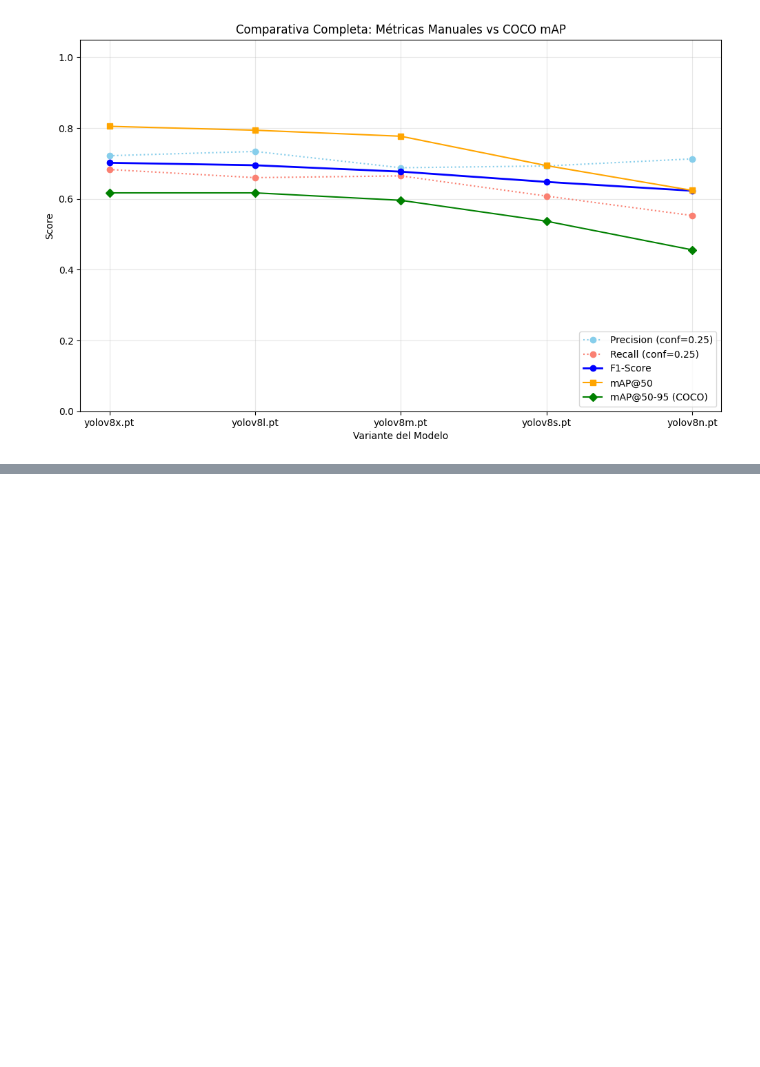
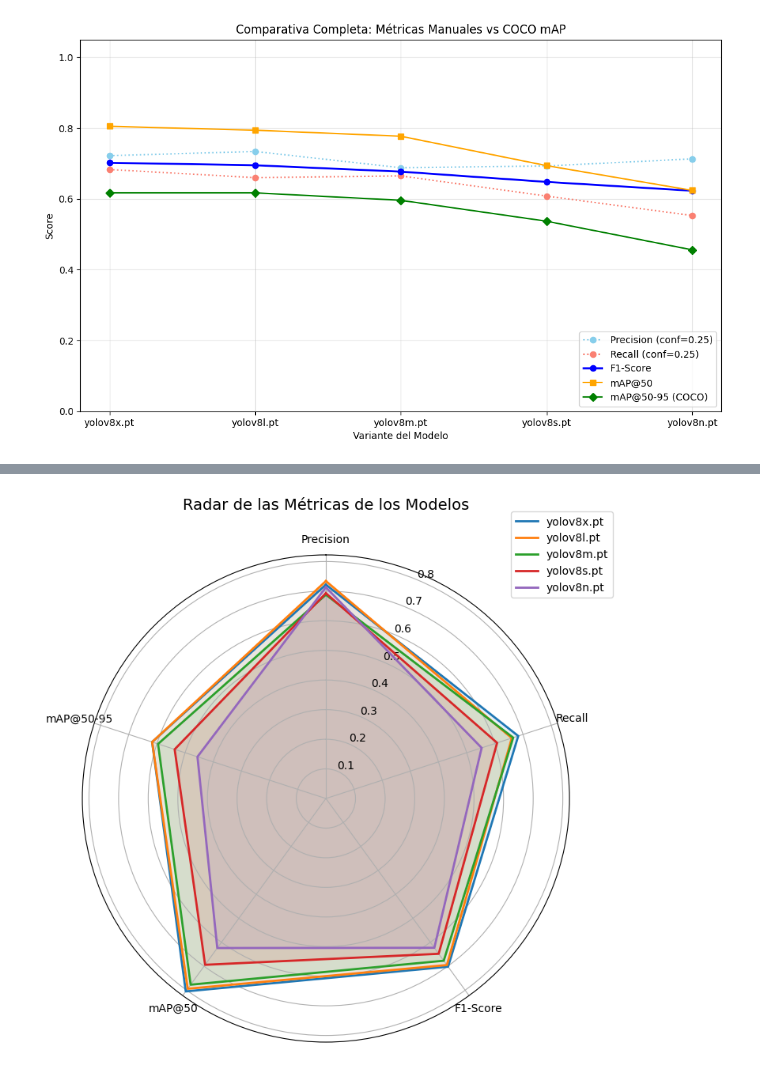
Before and after one commit to carlosgg0/practicas-aprendizaje, a Jupyter notebook: profundo/results.ipynb, the cells around one changed output, grey strips where cells are left out. Cells and saved outputs as stored; diff of their text form; code cells hidden in the pictures; blank space fills up the shorter version.

```diff
--- a/profundo/results.ipynb
+++ b/profundo/results.ipynb
@@ -66,0 +78,27 @@ plt.show()
+# %%
+# Gráfico de radar
+labels = df_metrics.columns[1:-1]  # Excluir 'Modelo' y 'Avg Inference Time (s)'
+num_vars = len(labels)
+angles = np.linspace(0, 2 * np.pi, num_vars, endpoint=False).tolist()
+angles += angles[:1] # Cerrar el círculo
+
+fig, ax = plt.subplots(figsize=(8, 8), subplot_kw=dict(polar=True))
+colors = ['#1f77b4', '#ff7f0e', '#2ca02c', '#d62728', '#9467bd']
+
+for i, (index, row) in enumerate(df_metrics.iterrows()):
+    model_name = row['Modelo']
+    values = row[labels].tolist()
+    values += values[:1]
+    ax.plot(angles, values, linewidth=2, linestyle='solid', label=model_name, color=colors[i % len(colors)])
+    ax.fill(angles, values, color=colors[i % len(colors)], alpha=0.1)
+
+ax.set_theta_offset(np.pi / 2)
+ax.set_theta_direction(-1)
+ax.set_xticks(angles[:-1])
+ax.set_xticklabels(labels)
+plt.title('Radar de las Métricas de los Modelos', y=1.08, fontsize=14)
+plt.legend(loc='upper right', bbox_to_anchor=(1.1, 1.1))
+plt.savefig(RESULTS_DIR / "radar_comparison.png", dpi=300)
+plt.show()
+# %% [output]
+[figure, added]
```
Also changed, not shown: parts of 4 cells of this notebook, 7 other files.
